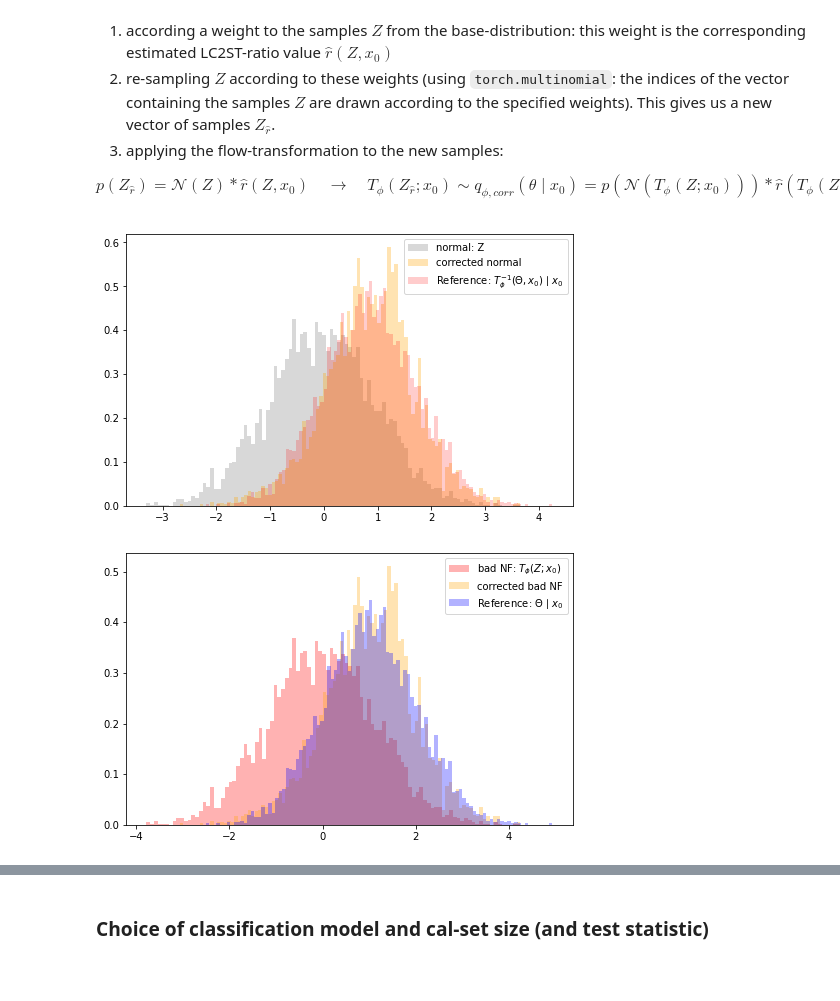
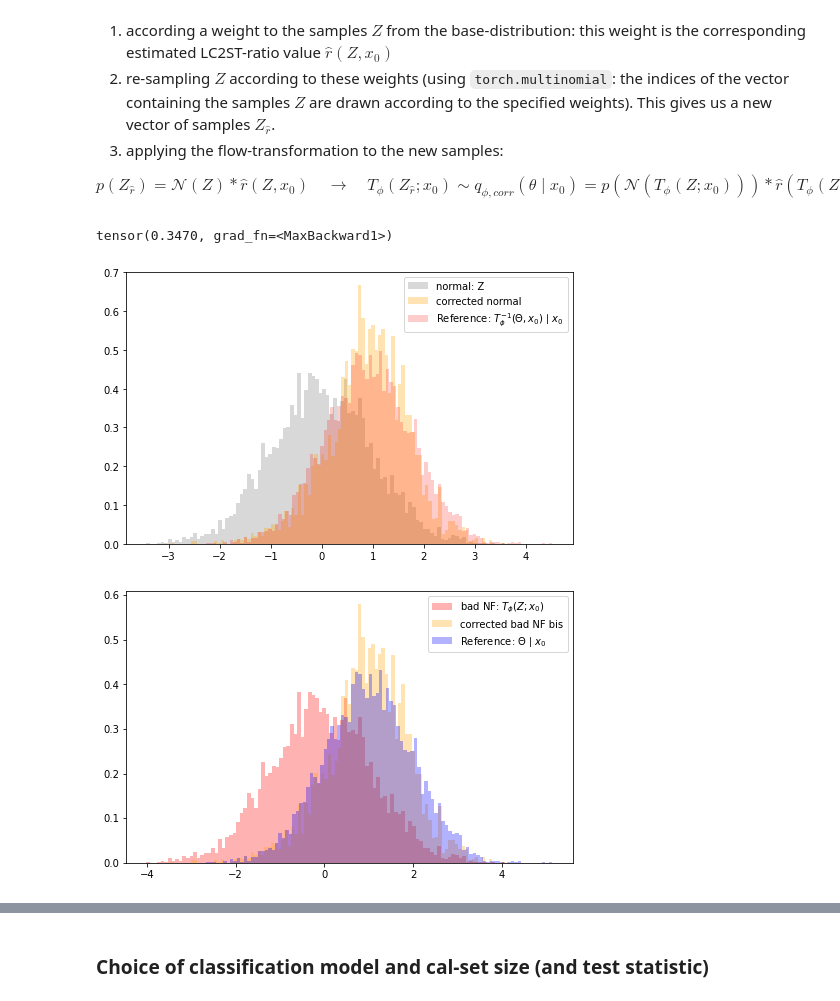
Before and after one commit to JuliaLinhart/valDiags_flows, a Jupyter notebook: notebooks/Local_C2ST_example_1D_lampe.ipynb, the cells around one changed output, grey strips where cells are left out. Saved outputs shown, nothing was run; the diff lists cells and outputs as text; code cells hidden in the pictures; blank space fills up the shorter version.

```diff
--- a/notebooks/Local_C2ST_example_1D_lampe.ipynb
+++ b/notebooks/Local_C2ST_example_1D_lampe.ipynb
@@ -641,18 +736,14 @@ It relates to the exact opposite case of what we saw in the pdf plot of the lear
 
 WHY? inverse transformation? always the case? just inverse affine transformation of the MAF...?
 # %%
-# train classifier and predict probas for x_0 over a grid
+# train classifiers
 from valdiags.localC2ST import train_lc2st, eval_lc2st
 from sklearn.neural_network import MLPClassifier
 
-grid = np.linspace(-5,5,1000)
 
 n_trials = 10
-probas_grid_good = []
 clfs_good = []
-probas_grid_bad = []
 clfs_bad = []
-probas_grid_null = []
 clfs_null = []
 
 for t in range(n_trials):
@@ -660,12 +751,8 @@ for t in range(n_trials):
         # good and bad npe
         clf_good = train_lc2st(base_dist_samples, inv_flow_samples_cal_good, x_cal, clf=MLPClassifier(**clf_kwargs))
         clfs_good.append(clf_good)
-        probas_grid_good.append(eval_lc2st(grid.reshape(-1,1), x_0, clf=clf_good))
-
         clf_bad = train_lc2st(base_dist_samples, inv_flow_samples_cal_bad, x_cal, clf=MLPClassifier(**clf_kwargs))
         clfs_bad.append(clf_bad)
-        probas_grid_bad.append(eval_lc2st(grid.reshape(-1,1), x_0, clf=clf_bad))
 
         clf_null = train_lc2st(base_dist_samples, base_dist_samples_2, x_cal, clf=MLPClassifier(**clf_kwargs))
         clfs_null.append(clf_null)
-        probas_grid_null.append(eval_lc2st(grid.reshape(-1,1), x_0, clf=clf_null))
@@ -672,4 +761,16 @@ for t in range(n_trials):
 # %%
+# predict over grid
+grid = np.linspace(-5,5,1000)
+
+probas_grid_good = []
+probas_grid_bad = []
+probas_grid_null = []
+
+for t in range(n_trials):
+    probas_grid_good.append(eval_lc2st(grid.reshape(-1,1), x_0, clf=clfs_good[t]))
+    probas_grid_bad.append(eval_lc2st(grid.reshape(-1,1), x_0, clf=clfs_bad[t]))
+    probas_grid_null.append(eval_lc2st(grid.reshape(-1,1), x_0, clf=clfs_null[t]))
+
 # plot predicted probas over grid
 probas = np.concatenate(
     [
@@ -881,8 +984,15 @@ Now sampling from the corrected posterior approximation just consists in
 3. applying the flow-transformation to the new samples:
 
 $$p(Z_{\hat{r}}) = \mathcal{N}(Z)*\hat{r}(Z,x_0) \quad \rightarrow \quad T_{\phi}(Z_{\hat{r}};x_0) \sim q_{\phi, corr}(\theta \mid x_0) = p(\mathcal{N}(T_{\phi}(Z;x_0)))*\hat{r}(T_{\phi}(Z),x_0) \approx p(T_{\phi}(Z;x_0)\mid x_0) = p(\theta \mid x_0)$$
+# %%
+npe_bad.flow(x_0).log_prob(torch.linspace(-5,5).reshape(-1,1)).exp().max()
+# %% [output]
+tensor(0.3470, grad_fn=<MaxBackward1>)
 # %%
 base_dist_samples = npe_good.flow(x_0[0]).base.sample((5000,))
+transformed_samples_bad = npe_bad.flow(x_0).transform.inv(base_dist_samples).detach().numpy()
+transformed_samples_good = npe_good.flow(x_0).transform.inv(base_dist_samples).detach().numpy()
+
 probas_bad = []
 probas_good = []
 for t in range(len(clfs_good)):
@@ -891,26 +1001,27 @@ for t in range(len(clfs_good)):
 # %%
 
 d = np.mean(probas_bad, axis=0)
 r = (1-d)/d
 
 resample_idx = torch.multinomial(torch.tensor(r), 5000, replacement=True)
 plt.figure(figsize=(8,5))
 plt.hist(base_dist_samples.numpy(), bins=100, alpha=0.3, density=True, label='normal: Z', color='grey')
 plt.hist(base_dist_samples[resample_idx].numpy(), bins=100, alpha=0.3, density=True,color='orange', label='corrected normal')
 plt.hist(inv_flow_samples_true_bad, bins = 100, color='red', alpha=0.2, density=True, label=r'Reference: $T_{\phi}^{-1}(\Theta, x_0)\mid x_0$')
 
 plt.legend()
 plt.show()
 
 plt.figure(figsize=(8,5))
-plt.hist(npe_bad.flow(x_0).transform.inv(base_dist_samples).detach().numpy(), bins=100, alpha=0.3, density=True, color='red',label=r'bad NF: $T_{\phi}(Z;x_0)$')
-plt.hist(npe_bad.flow(x_0).transform.inv(base_dist_samples[resample_idx]).detach().numpy(), bins=100, alpha=0.3, density=True,color='orange', label='corrected bad NF')
+plt.hist(transformed_samples_bad, bins=100, alpha=0.3, density=True, color='red',label=r'bad NF: $T_{\phi}(Z;x_0)$')
+# plt.hist(npe_bad.flow(x_0).transform.inv(base_dist_samples[resample_idx]).detach().numpy(), bins=100, alpha=0.3, density=True,color='orange', label='corrected bad NF')
+plt.hist(transformed_samples_bad[resample_idx], bins=100, alpha=0.3, density=True,color='orange', label='corrected bad NF bis')
 plt.hist(samples_theta_x_0.numpy(), bins = 100, color='blue', alpha=0.3, density=True, label=r'Reference: $\Theta \mid x_0$')
 plt.legend()
 plt.show()
 # %% [output]
-[figure, old version]
+[figure, new version]
-[figure, old version]
+[figure, new version]
 # %%
 
 d = np.mean(probas_good, axis=0)
```
Also changed, not shown: parts of 36 cells of this notebook, 1 other file.
